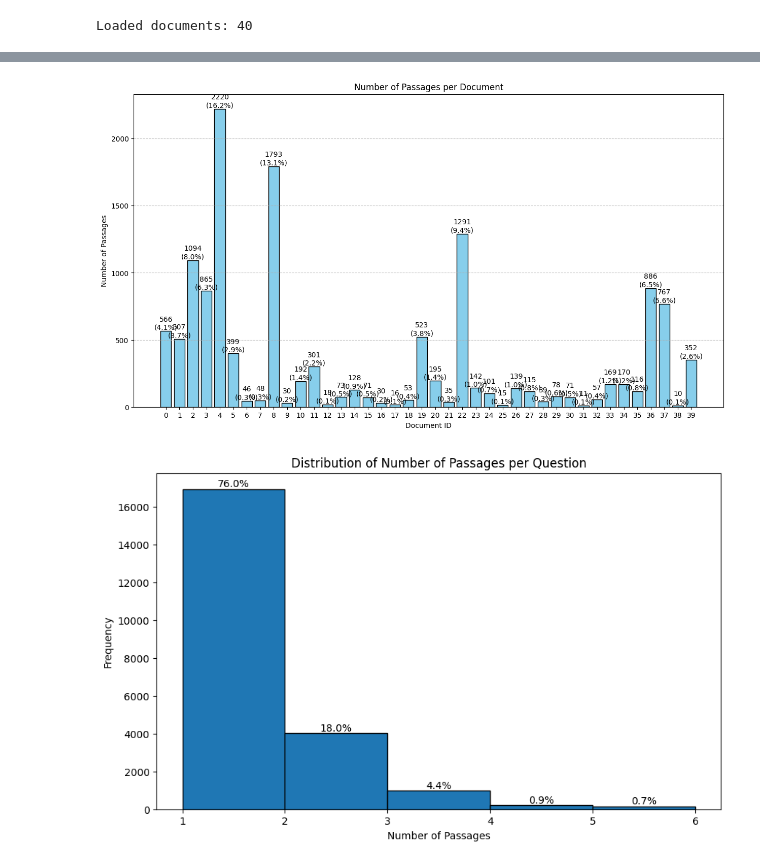
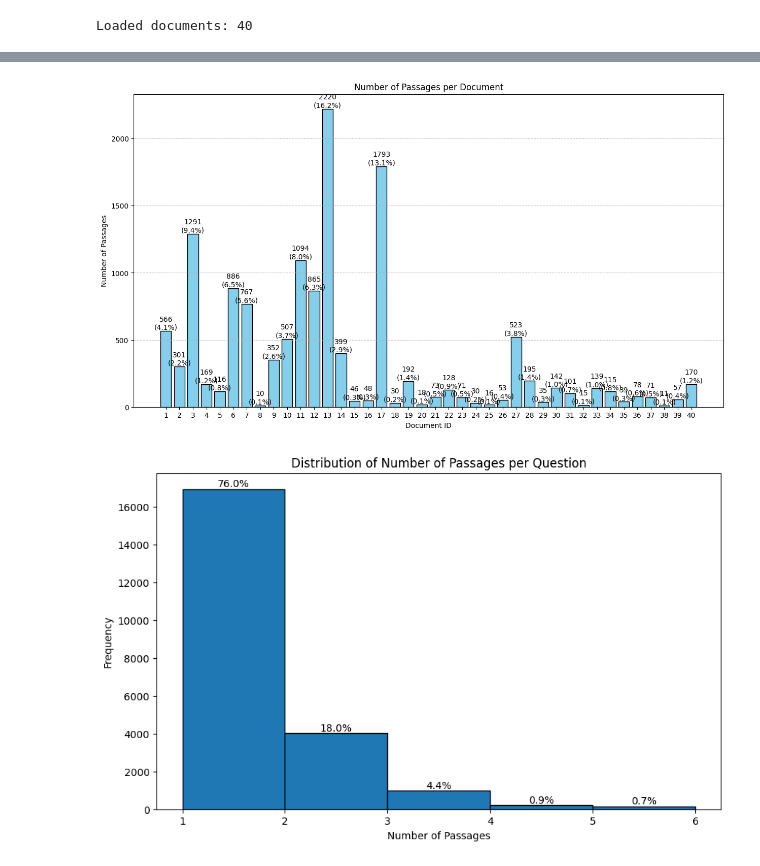
Before and after one commit to davidsequera/LegalRanker, a Jupyter notebook: main.ipynb, the cells around one changed output, grey strips where cells are left out. Saved outputs shown, nothing was run; the diff lists cells and outputs as text; code cells hidden in the pictures.

Commit message:
Organization of the notebook and prepare data

```diff
--- a/main.ipynb
+++ b/main.ipynb
@@ -33,0 +77,2 @@ Using device: cuda
+# %%
+PATH = 'proyecto1.2/'
@@ -34,22 +81,15 @@ Using device: cuda
 # %%
 # Define paths to your data
-json_folder_path = 'data/StructuredRegulatoryDocuments'  # Replace with the path to your JSON files
-questions_file_path = 'data/ObliQA_train.json'  # Replace with the path to your questions file
-
+json_folder_path = PATH+'data/StructuredRegulatoryDocuments'  # Replace with the path to your JSON files
 # Load all JSON documents
 documents = []
-for file_name in os.listdir(json_folder_path):
+
+for file_name in sorted(os.listdir('proyecto1.2/data/StructuredRegulatoryDocuments'), key=lambda x: int(x.split('.')[0])):
     if file_name.endswith('.json'):
         with open(os.path.join(json_folder_path, file_name), 'r') as file:
             document = json.load(file)
             documents.append(document)
 
-# Load questions dataset
-if questions_file_path.endswith('.csv'):
-    questions = pd.read_csv(questions_file_path)
-elif questions_file_path.endswith('.json'):
-    questions = pd.read_json(questions_file_path)
-
 # Check the data
 print("Loaded documents:", len(documents))
 # %% [output]
@@ -102,29 +201,29 @@ questions
 # %%
 # Calculate the number of passages per document
 num_passages_per_document = [len(doc) for doc in documents]
 
 # Create a bar chart
-document_ids = list(range(len(documents)))
+document_ids = list(range(1,len(documents)+1))
 plt.figure(figsize=(15, 8))
 bars = plt.bar(document_ids, num_passages_per_document, color='skyblue', edgecolor='black')
 
 # Add counts and percentages on top of the bars
 total_count = sum(num_passages_per_document)
 percentages = (np.array(num_passages_per_document) / total_count) * 100
 
 for bar, count, percentage in zip(bars, num_passages_per_document, percentages):
     plt.text(bar.get_x() + bar.get_width() / 2, bar.get_height(),
              f'{count}\n({percentage:.1f}%)',
              ha='center', va='bottom')
 
 plt.title('Number of Passages per Document')
 plt.xlabel('Document ID')
 plt.ylabel('Number of Passages')
 plt.xticks(document_ids)  # Set x-ticks to show document IDs
 plt.grid(axis='y', linestyle='--', alpha=0.7)
 plt.show()
 # %% [output]
-[figure, old version]
+[figure, new version]
 # %%
 # Assuming 'questions' DataFrame has a column 'Passages' with lists of relevant passage IDs for each question
 # Calculate the number of passages per question
```
Also changed, not shown: parts of 49 cells of this notebook.
